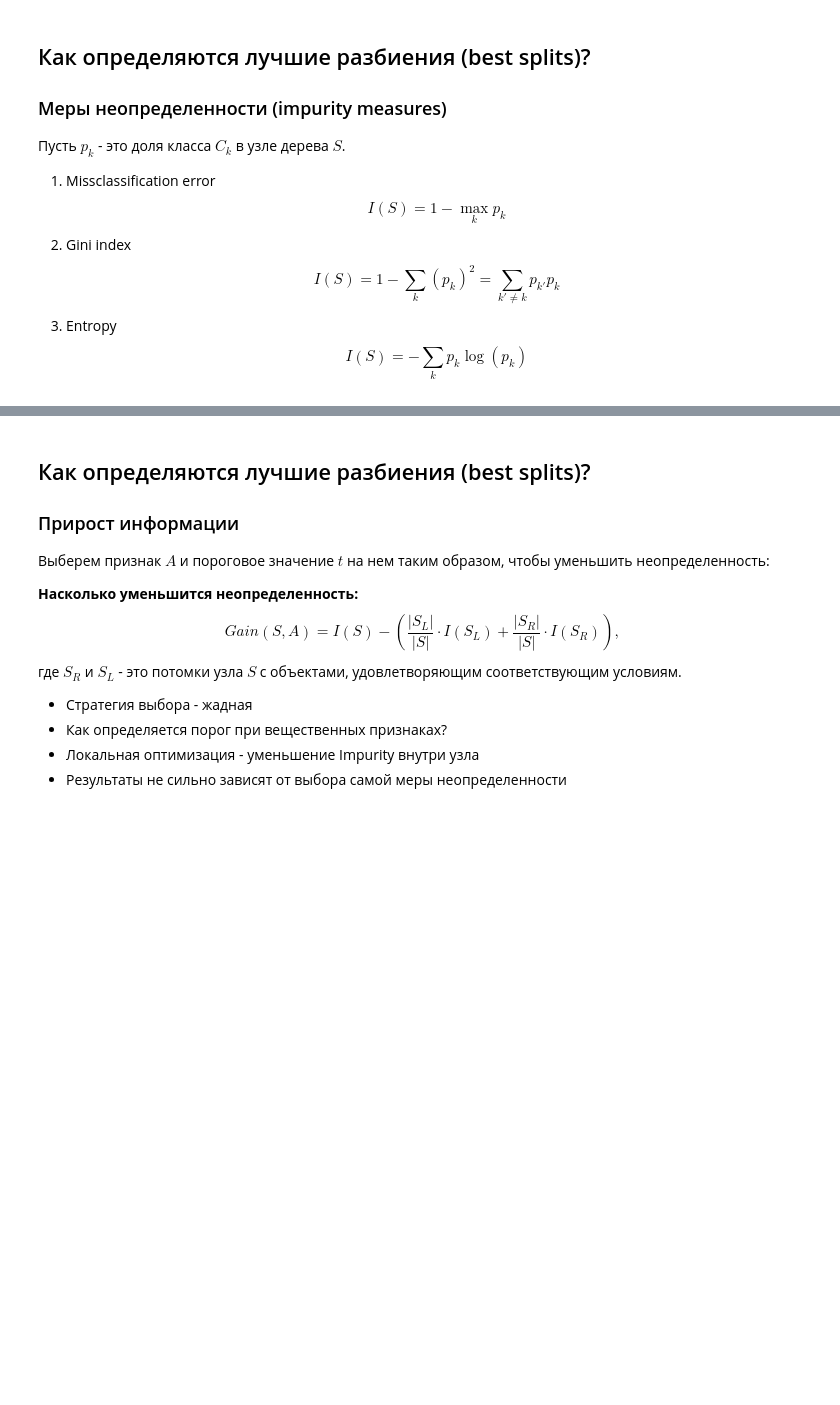
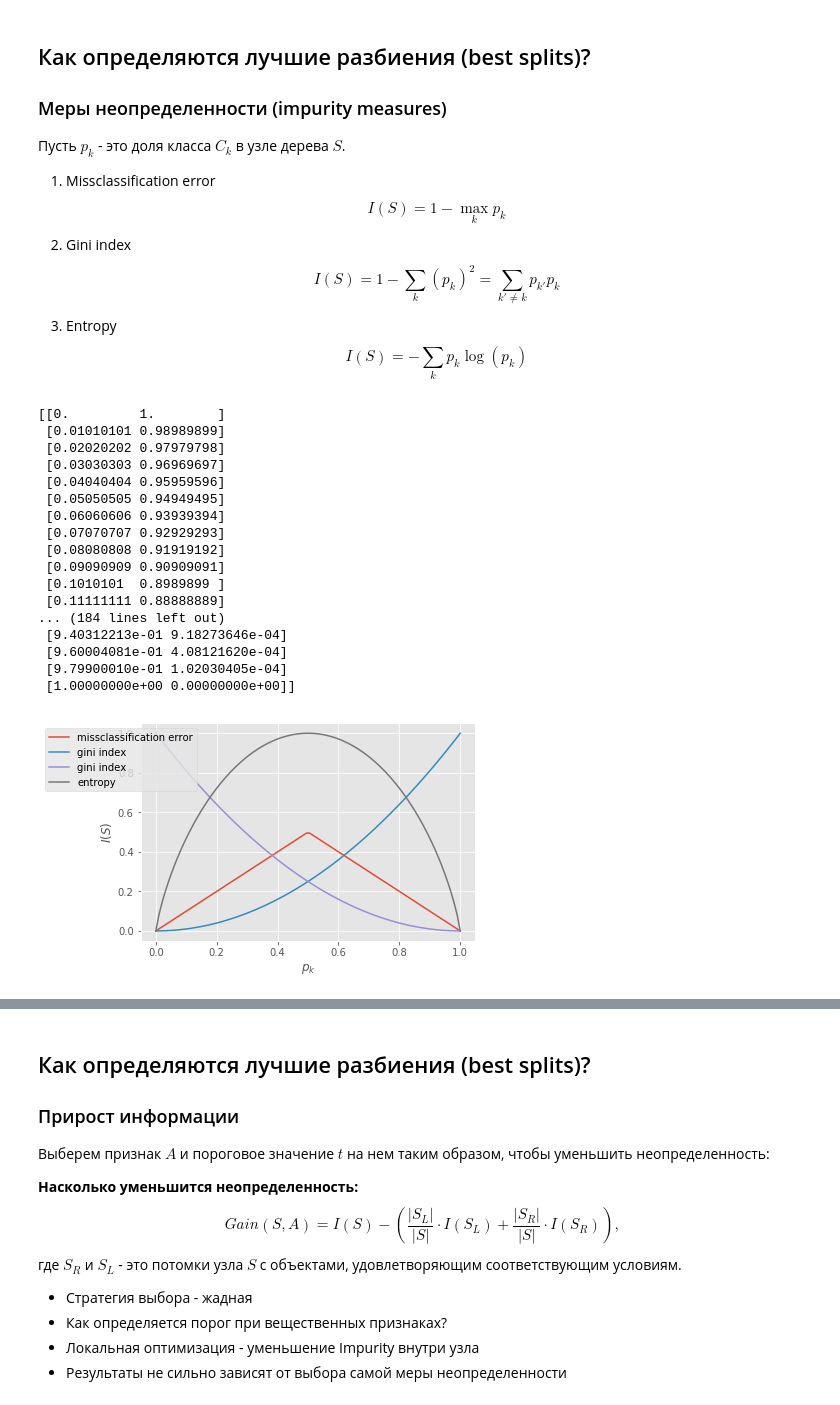
Before and after one commit to axel36/spheremailru, a Jupyter notebook: 2018-02/lecture_04_trees/lecture-trees.ipynb, the cells around one changed output, grey strips where cells are left out. Cells and saved outputs as stored; diff of their text form; code cells hidden in the pictures; blank space fills up the shorter version.

```diff
--- a/2018-02/lecture_04_trees/lecture-trees.ipynb
+++ b/2018-02/lecture_04_trees/lecture-trees.ipynb
@@ -115,12 +115,15 @@ $$I(S) = -\sum\limits_k p_k \log(p_k)$$
 # %%
 def plot_impurities():
     p = np.linspace(0, 1, 100)
+    #print p
     p = np.c_[p, 1-p]
+    print p
 
     missclass = 1 - p.max(axis=1)
     plt.plot(p[:,0], missclass, label = 'missclassification error')
 
-    gini = 1 - (p ** 2).sum(axis=1)
+    gini =  (p ** 2)
+    print gini
     plt.plot(p[:,0], gini, label = 'gini index')
 
     entropy = - np.nansum((p*np.log2(p)), axis=1)
@@ -132,6 +135,27 @@ def plot_impurities():
     plt.legend(loc=2, bbox_to_anchor=(-0.3,1))
 
     plt.show()
+# %%
+plot_impurities()
+# %% [output]
+[[0.         1.        ]
+ [0.01010101 0.98989899]
+ [0.02020202 0.97979798]
+ [0.03030303 0.96969697]
+ [0.04040404 0.95959596]
+ [0.05050505 0.94949495]
+ [0.06060606 0.93939394]
+ [0.07070707 0.92929293]
+ [0.08080808 0.91919192]
+ [0.09090909 0.90909091]
+ [0.1010101  0.8989899 ]
+ [0.11111111 0.88888889]
+... (184 lines left out)
+ [9.40312213e-01 9.18273646e-04]
+ [9.60004081e-01 4.08121620e-04]
+ [9.79900010e-01 1.02030405e-04]
+ [1.00000000e+00 0.00000000e+00]]
+[figure, added]
 # %%
 plot_impurities()
 # %% [output]
```
Also changed, not shown: parts of 1 cell of this notebook, 3 other files.
